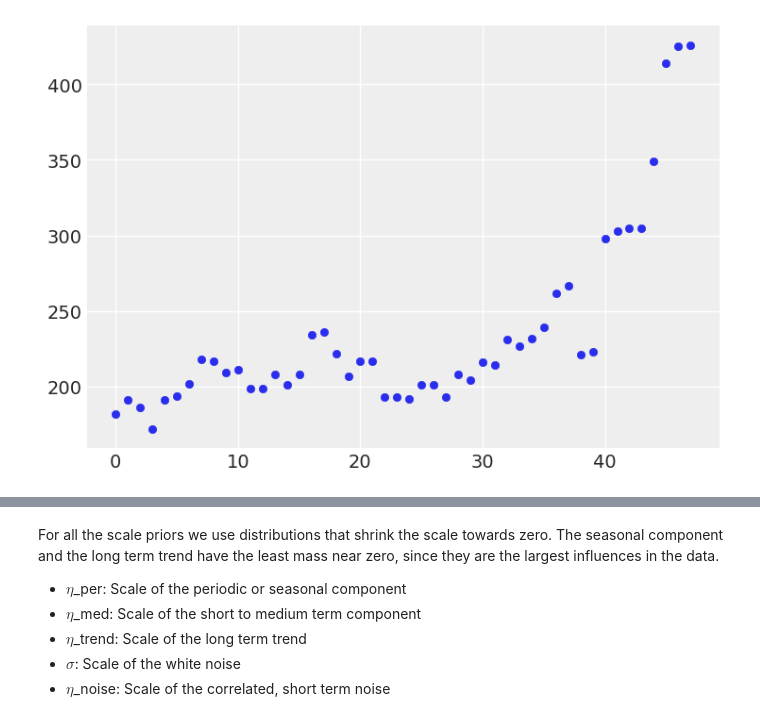
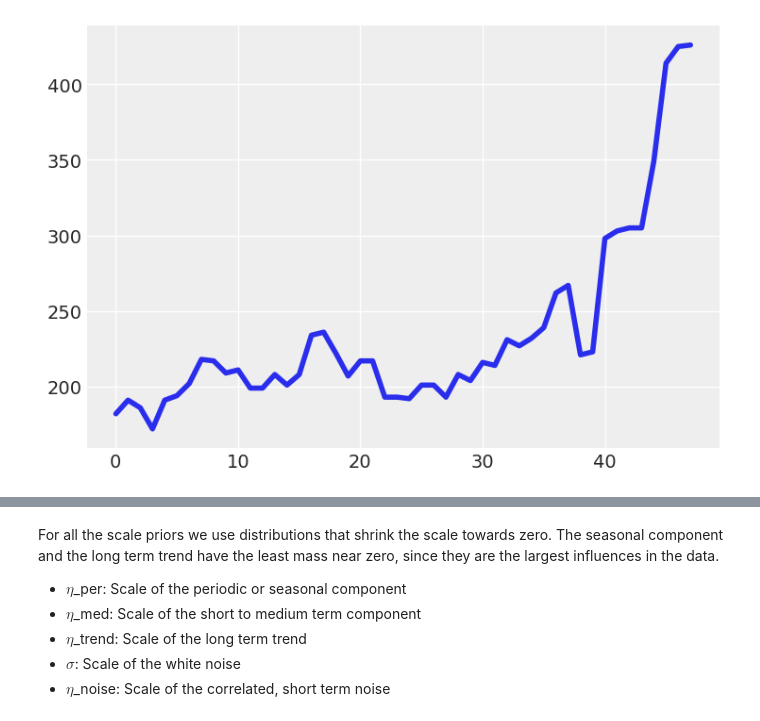
Before and after one commit to luisroque/Time-Series-Statistical-Models-Experiments, a Jupyter notebook: PhD_GaussianProcesses.ipynb, the cells around one changed output, grey strips where cells are left out. Cells and saved outputs as stored; diff of their text form; code cells hidden in the pictures.

```diff
--- a/PhD_GaussianProcesses.ipynb
+++ b/PhD_GaussianProcesses.ipynb
@@ -66,12 +66,24 @@ y
 # %%
 state_idx = pd.get_dummies(
         [i[0] for i in y]
     ).values.argmax(1)
 
 gender_idx = pd.get_dummies(
         [i[1] for i in y]
     ).values.argmax(1)
 
 legal_idx = pd.get_dummies(
         [i[2] for i in y]
     ).values.argmax(1)
+
+state = np.unique(state_idx).shape[0]
+gender = np.unique(gender_idx).shape[0]
+legal = np.unique(legal_idx).shape[0]
+
+n_series = y.columns.unique().shape[0]
+y = y.values
+X = np.arange(y.shape[0]).reshape(y.shape[0], 1)
+
+plt.plot(X, y[:,0]);
+# %% [output]
+[figure, added]
@@ -86,4 +89,0 @@ X = np.arange(y.shape[0]).reshape(y.shape[0], 1)
-# %%
-plt.scatter(X, y[:,0]);
-# %% [output]
-[figure, removed]
```
Also changed, not shown: parts of 47 cells of this notebook.
